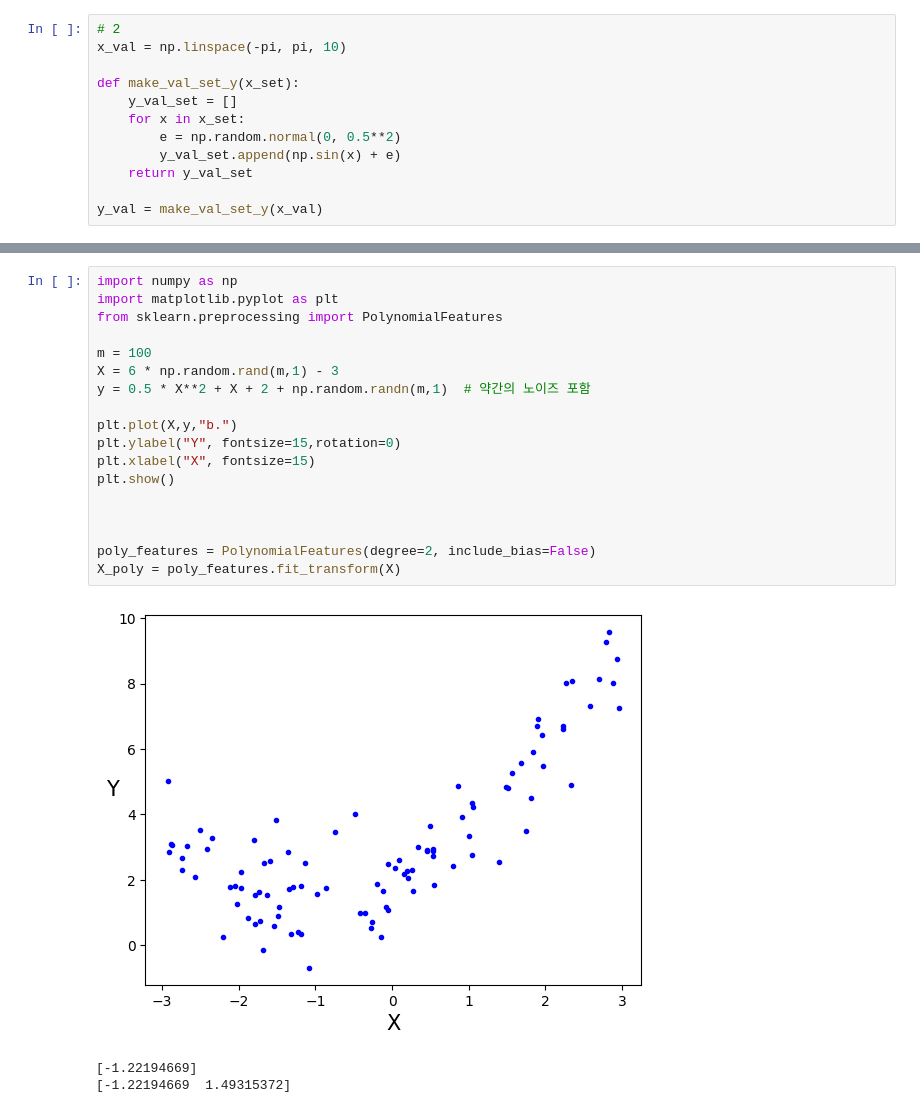
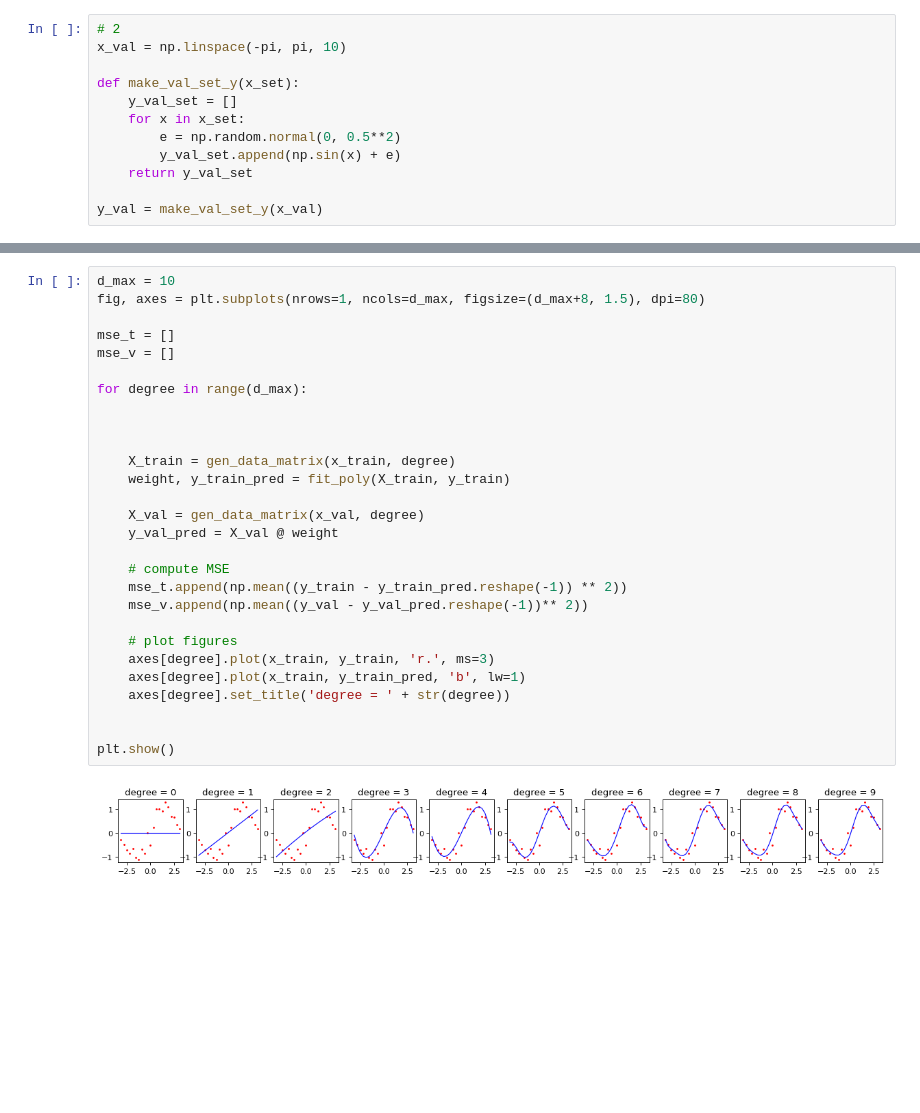
Before and after one commit to IdxS-dot/TensorFlow, a Jupyter notebook: TFPrac/Exercise/hw1.ipynb, the cells around one changed output, grey strips where cells are left out. Cells and saved outputs as stored; diff of their text form; blank space fills up the shorter version.

```diff
--- a/TFPrac/Exercise/hw1.ipynb
+++ b/TFPrac/Exercise/hw1.ipynb
@@ -77,22 +80,30 @@ poly_h(1.2, 6)
-# %%
-import numpy as np
-import matplotlib.pyplot as plt
-from sklearn.preprocessing import PolynomialFeatures
-
-m = 100
-X = 6 * np.random.rand(m,1) - 3
-y = 0.5 * X**2 + X + 2 + np.random.randn(m,1)  # 약간의 노이즈 포함
-
-plt.plot(X,y,"b.")
-plt.ylabel("Y", fontsize=15,rotation=0)
-plt.xlabel("X", fontsize=15)
-plt.show()
-
-
-
-poly_features = PolynomialFeatures(degree=2, include_bias=False)
-X_poly = poly_features.fit_transform(X)
-# %% [output]
-[figure, removed]
-[-1.22194669]
-[-1.22194669  1.49315372]
+# %%
+d_max = 10
+fig, axes = plt.subplots(nrows=1, ncols=d_max, figsize=(d_max+8, 1.5), dpi=80)
+
+mse_t = []
+mse_v = []
+
+for degree in range(d_max):
+
+
+
+    X_train = gen_data_matrix(x_train, degree)
+    weight, y_train_pred = fit_poly(X_train, y_train)
+
+    X_val = gen_data_matrix(x_val, degree)
+    y_val_pred = X_val @ weight
+
+    # compute MSE
+    mse_t.append(np.mean((y_train - y_train_pred.reshape(-1)) ** 2))
+    mse_v.append(np.mean((y_val - y_val_pred.reshape(-1))** 2))
+
+    # plot figures
+    axes[degree].plot(x_train, y_train, 'r.', ms=3)
+    axes[degree].plot(x_train, y_train_pred, 'b', lw=1)
+    axes[degree].set_title('degree = ' + str(degree))
+
+
+plt.show()
+# %% [output]
+[figure, added]
```
Also changed, not shown: parts of 4 cells of this notebook, 1 other file.
